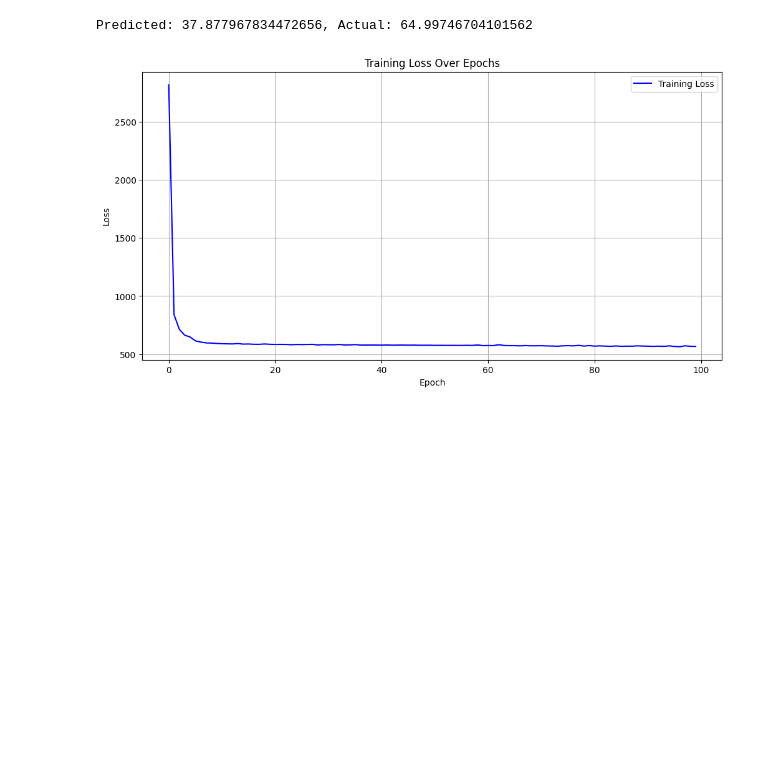
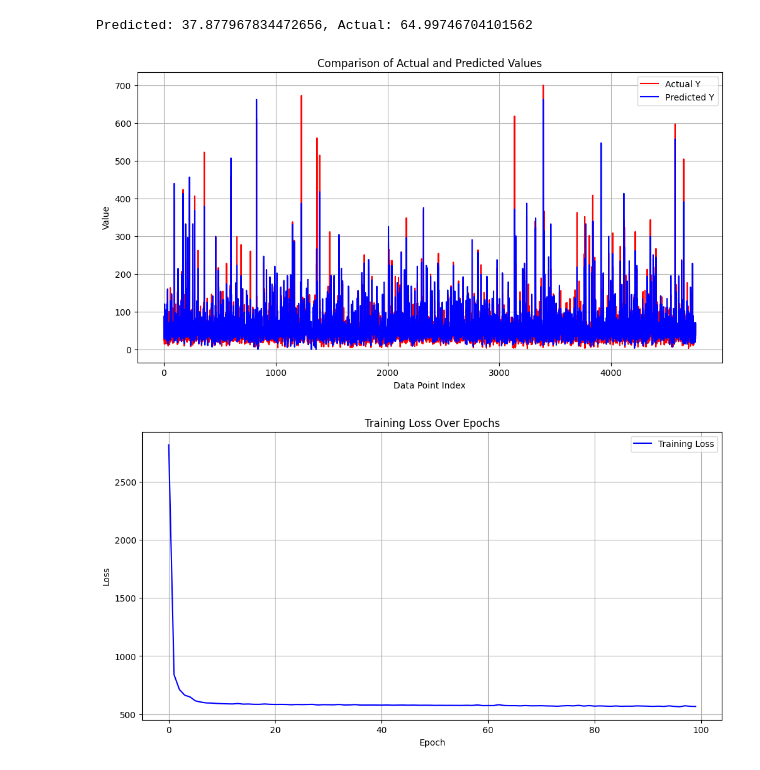
Before and after one commit to kasidis-manasurangkul/time_travel_prediction_model, a Jupyter notebook: model.ipynb, the cells around one changed output. Drawn from its saved outputs; the diff is of its cells as text; code cells hidden in the pictures; blank space fills up the shorter version.

Commit message:
plot graph

```diff
--- a/model.ipynb
+++ b/model.ipynb
@@ -159,6 +159,33 @@ with torch.no_grad():
     print(f'Predicted: {test_output.item()}, Actual: {y_test_tensor[0].item()}')
 # %% [output]
 Predicted: 37.877967834472656, Actual: 64.99746704101562
+# %%
+import torch
+import matplotlib.pyplot as plt
+import numpy as np
+
+# Assuming your model class is named TravelTimePredictor
+model = TravelTimePredictor()
+model.load_state_dict(torch.load("./models/model1/model1.pth_epoch200000.pth"))  # Replace with the actual path to your .pth file
+model.eval()
+
+# Assuming X_test_tensor and y_test_tensor are your test datasets
+with torch.no_grad():
+    predicted_output = model(X_test_tensor).view(-1).numpy()  # Flatten the output
+    actual_output = y_test_tensor.numpy()
+
+# Plotting the graph
+plt.figure(figsize=(12, 6))
+plt.plot(actual_output, label='Actual Y', color='red', linestyle='-', marker='')
+plt.plot(predicted_output, label='Predicted Y', color='blue', linestyle='-', marker='')
+plt.title('Comparison of Actual and Predicted Values')
+plt.xlabel('Data Point Index')
+plt.ylabel('Value')
+plt.legend()
+plt.grid(True)
+plt.show()
+# %% [output]
+[figure, added]
 # %%
 import matplotlib.pyplot as plt
 
```
Also changed, not shown: 4 other files.
